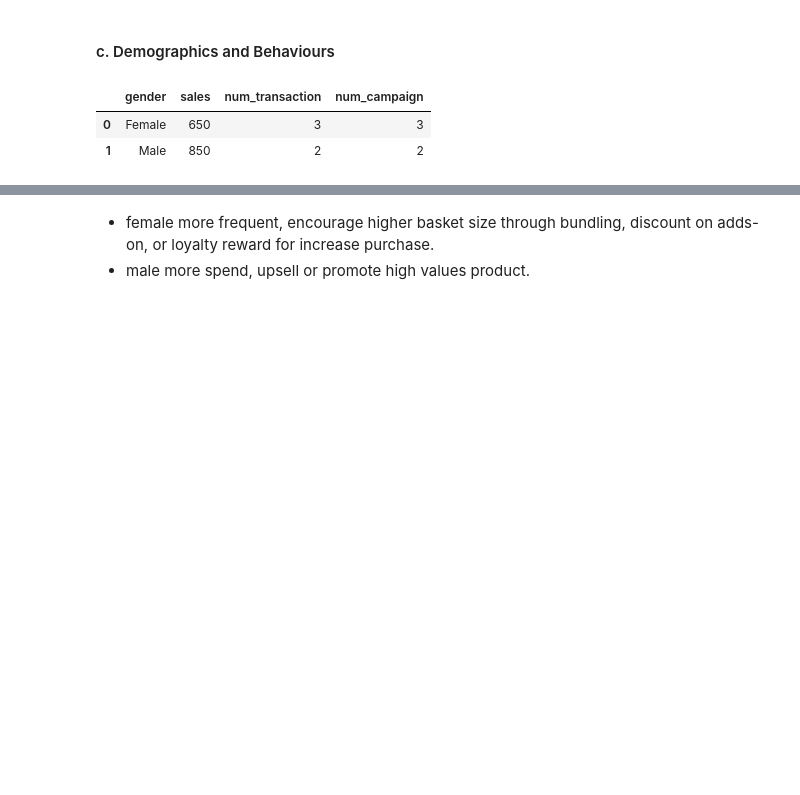
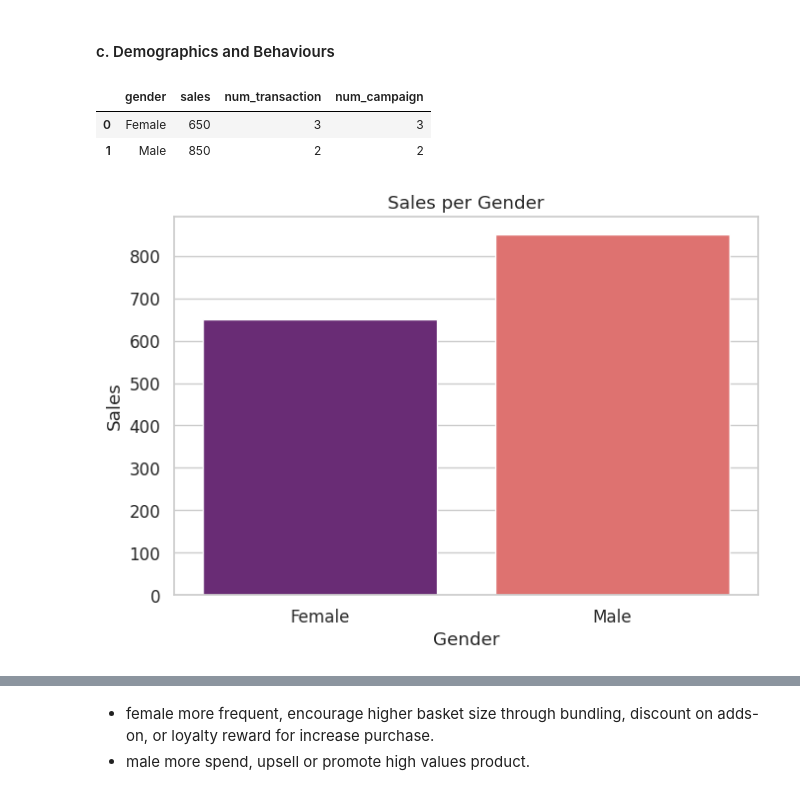
Before and after one commit to adhitizki/campaign-analysis-gr, a Jupyter notebook: notebook.ipynb, the cells around one changed output, grey strips where cells are left out. Cells and saved outputs as stored; diff of their text form; code cells hidden in the pictures; blank space fills up the shorter version.

```diff
--- a/notebook.ipynb
+++ b/notebook.ipynb
@@ -272,7 +272,7 @@ df.groupby('product_category')\
 # %% [markdown]
 #### c. Demographics and Behaviours
 # %%
-df.groupby('gender')\
+temp = df.groupby('gender')\
     .agg({'amount' : 'sum',
           'customer_id' : 'count',
           'campaign_id' : 'count'})\
@@ -280,7 +280,20 @@ df.groupby('gender')\
                     'customer_id' : 'num_transaction',
                     'campaign_id' : 'num_campaign'})\
     .reset_index()
+
+temp
 # %% [output]
 |  | gender | sales | num_transaction | num_campaign |
 | 0 | Female | 650 | 3 | 3 |
 | 1 | Male | 850 | 2 | 2 |
+# %%
+# plot cost per click
+plt.figure(figsize=(7, 5))
+sns.barplot(data=temp, x='gender', y='sales', palette='magma')
+plt.title('Sales per Gender')
+plt.ylabel('Sales')
+plt.xlabel('Gender')
+plt.tight_layout()
+plt.show()
+# %% [output]
+[figure, added]
```
Also changed, not shown: parts of 2 cells of this notebook.
